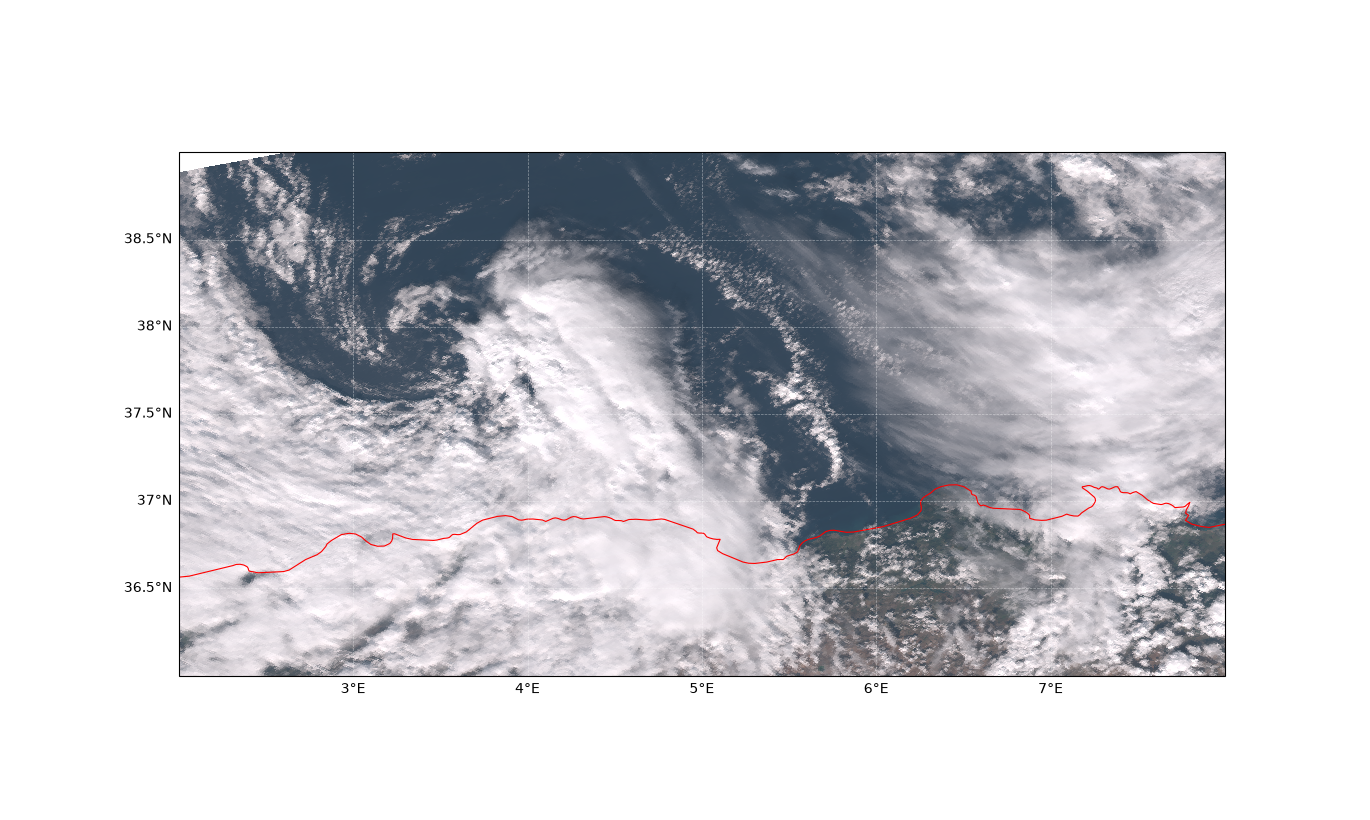
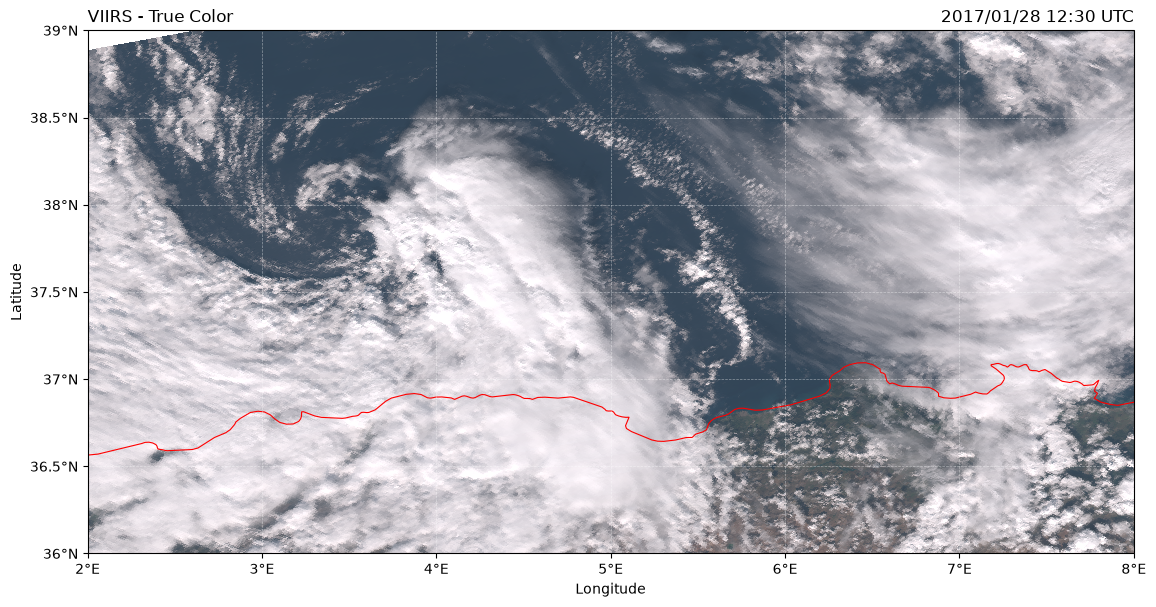
The change to this notebook cell's code, shown as a diff; its figure went from the first image to the second:
--- before
+++ after
@@ -13,8 +13,7 @@
     ax.coastlines(resolution=STYLE["coast_resolution"],
                   color=STYLE["coast_colour"], linewidth=STYLE["coast_width"])
-    grid = ax.gridlines(draw_labels=True, color=STYLE["grid_colour"],
-                        alpha=STYLE["grid_alpha"], linestyle=STYLE["grid_style"],
-                        linewidth=STYLE["grid_width"])
-    grid.top_labels = grid.right_labels = False
+    ax.gridlines(color=STYLE["grid_colour"], alpha=STYLE["grid_alpha"],
+                 linestyle=STYLE["grid_style"], linewidth=STYLE["grid_width"])
+    gt.degree_ticks(ax, *BOX)
 
     ax.set_extent(BOX, crs=ccrs.PlateCarree())

Commit: Colour limits from the data, an enhanced scale, and a livelier mesoscale